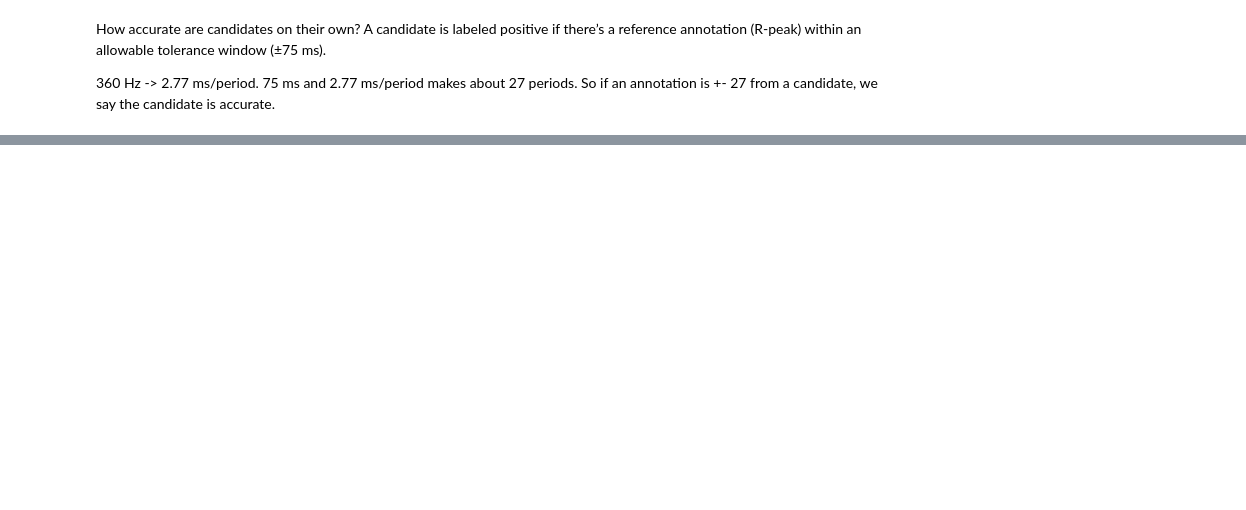
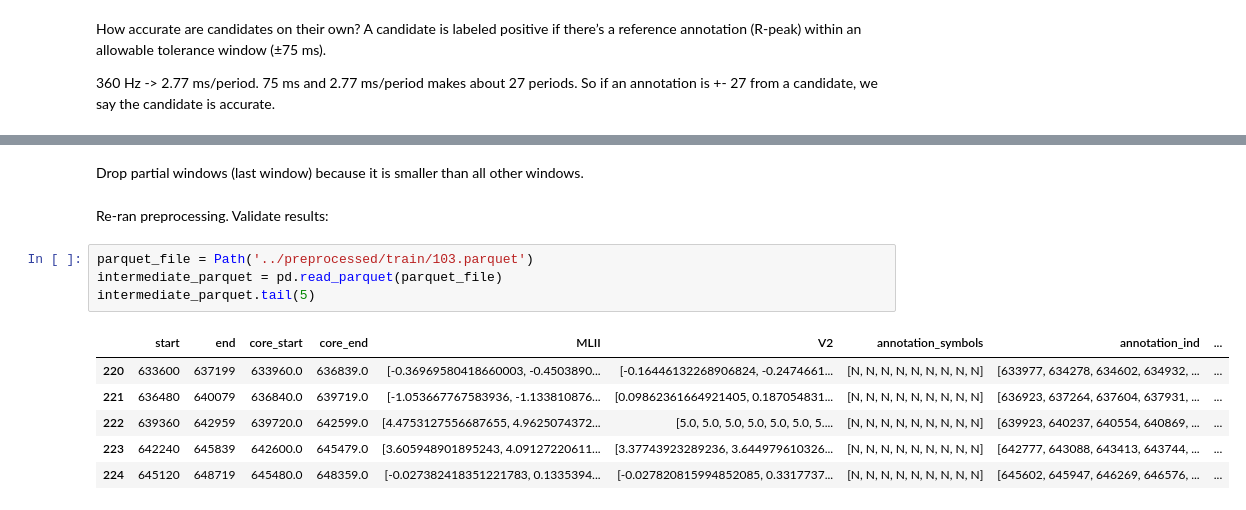
Before and after one commit to EvanZimmerman307/dbn-framework, a Jupyter notebook: data/eda/mit-bih.ipynb, the cells around one changed output, grey strips where cells are left out. Drawn from its saved outputs; the diff is of its cells as text; blank space fills up the shorter version.

Commit message:
emission training

```diff
--- a/data/eda/mit-bih.ipynb
+++ b/data/eda/mit-bih.ipynb
@@ -339,0 +488,15 @@ True Positives: 0.6005060716490914, False Positives: 0.39949392835090863
+# %% [markdown]
+Drop partial windows (last window) because it is smaller than all other windows.
+# %% [markdown]
+Re-ran preprocessing. Validate results:
+# %%
+parquet_file = Path('../preprocessed/train/103.parquet')
+intermediate_parquet = pd.read_parquet(parquet_file)
+intermediate_parquet.tail(5)
+# %% [output]
+|  | start | end | core_start | core_end | MLII | V2 | annotation_symbols | annotation_ind | ... |
+| 220 | 633600 | 637199 | 633960.0 | 636839.0 | [-0.36969580418660003, -0.4503890... | [-0.16446132268906824, -0.2474661... | [N, N, N, N, N, N, N, N, N] | [633977, 634278, 634602, 634932, ... | ... |
+| 221 | 636480 | 640079 | 636840.0 | 639719.0 | [-1.053667767583936, -1.133810876... | [0.09862361664921405, 0.187054831... | [N, N, N, N, N, N, N, N, N] | [636923, 637264, 637604, 637931, ... | ... |
+| 222 | 639360 | 642959 | 639720.0 | 642599.0 | [4.4753127556687655, 4.9625074372... | [5.0, 5.0, 5.0, 5.0, 5.0, 5.0, 5.... | [N, N, N, N, N, N, N, N, N] | [639923, 640237, 640554, 640869, ... | ... |
+| 223 | 642240 | 645839 | 642600.0 | 645479.0 | [3.605948901895243, 4.09127220611... | [3.37743923289236, 3.644979610326... | [N, N, N, N, N, N, N, N, N] | [642777, 643088, 643413, 643744, ... | ... |
+| 224 | 645120 | 648719 | 645480.0 | 648359.0 | [-0.027382418351221783, 0.1335394... | [-0.027820815994852085, 0.3317737... | [N, N, N, N, N, N, N, N, N] | [645602, 645947, 646269, 646576, ... | ... |
```
Also changed, not shown: parts of 17 cells of this notebook, 10 other files.
